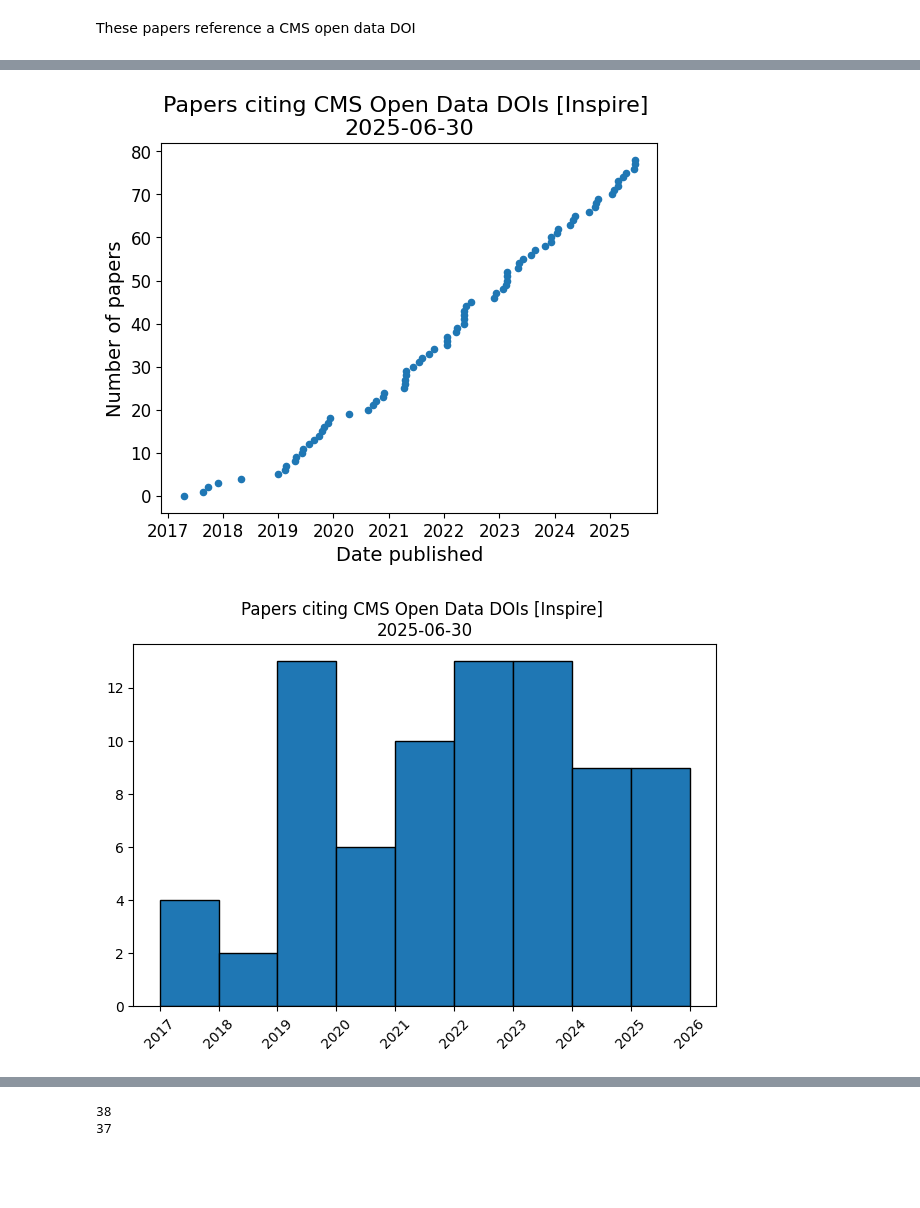
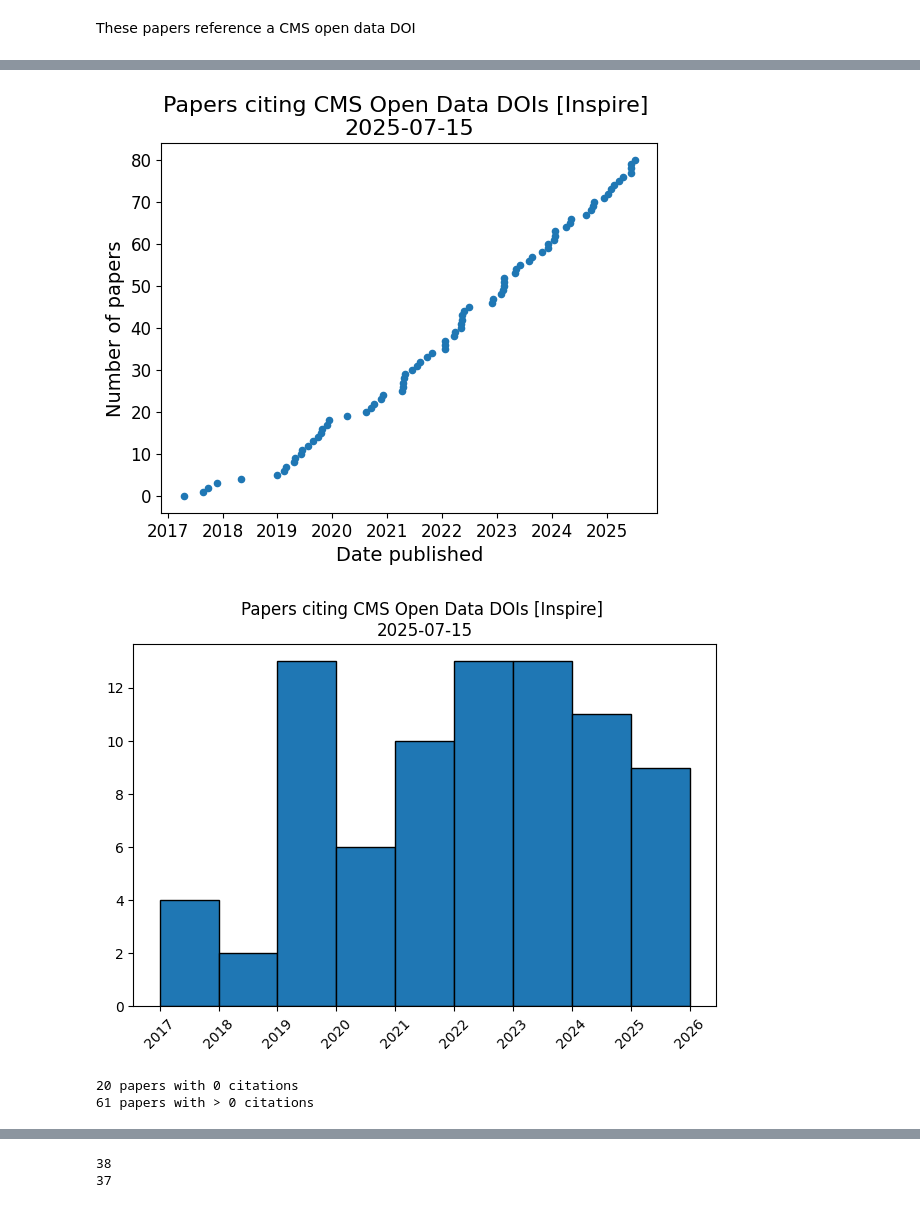
Before and after one commit to cms-dpoa/data-usage, a Jupyter notebook: publications.ipynb, the cells around one changed output, grey strips where cells are left out. Drawn from its saved outputs; the diff is of its cells as text; code cells hidden in the pictures; blank space fills up the shorter version.

Commit message:
update data, add citations and category information, fix fig file names

```diff
--- a/publications.ipynb
+++ b/publications.ipynb
@@ -121,7 +122,6 @@ def process_dataframe(input_json):
         'Calderon',
         'Rao',
         'Socher',
-        'Carrera',
         'Herterich'
     ]
 
@@ -232,38 +233,38 @@ idf.tail()
 # %%
 def add_release_dates(ax):
 
-    ax.set_xlim([dt.date(2014, 1, 1), dt.date(2024, 12, 31)])
+    ax.set_xlim([dt.date(2014, 1, 1), dt.date(2026, 1, 1)])
 
     for dr in data_releases:
 
         date = dt.datetime.strptime(dr, '%Y-%m-%d').date()
 
         ax.annotate(
             "",
             xy=(date, -3),
             xytext=(date, -2),
             arrowprops=dict(facecolor='black', shrink=0.01),
         )
 
 
 ax = idf.plot(
     kind='scatter',
     x='date',
     y='index',
     #title=f'Papers citing CMS Open Data DOIs [Inspire] \n{date_generated}'
 )
 
 ax.set_xlabel('Date published', fontsize=14)
 ax.set_ylabel('Number of papers', fontsize=14)
 ax.set_title(f'Papers citing CMS Open Data DOIs [Inspire] \n{date_generated}', fontsize=16)
 
 plt.xticks(fontsize=12)
 plt.yticks(fontsize=12)
 
 #add_release_dates(ax)
 plt.savefig('./figs/inspire-npapers.png', dpi=200)
 # %% [output]
-[figure, old version]
+[figure, new version]
 # %%
 make_histogram(
     idf,
@@ -273,4 +274,14 @@ make_histogram(
     'inspire-npapers-hist'
 )
 # %% [output]
-[figure, old version]
+[figure, new version]
+# %%
+nzero = len(idf[idf['citations'] == 0])
+
+nzdf = idf[idf['citations'] > 0]
+
+print(f'{nzero} papers with 0 citations')
+print(f'{len(nzdf)} papers with > 0 citations')
+# %% [output]
+20 papers with 0 citations
+61 papers with > 0 citations
```
Also changed, not shown: parts of 26 cells of this notebook, 19 other files.
